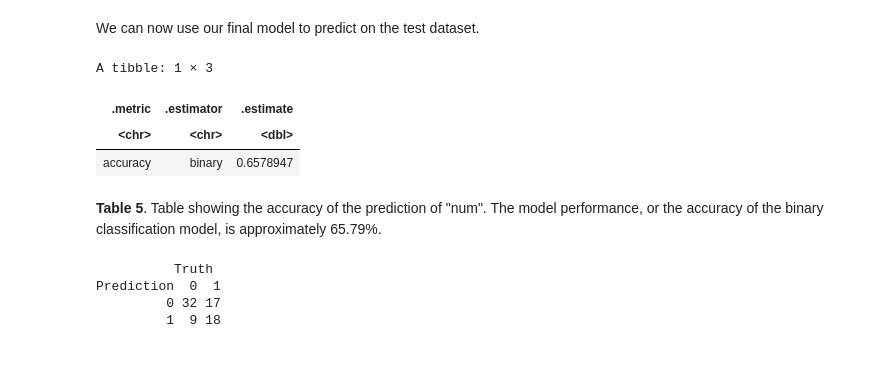
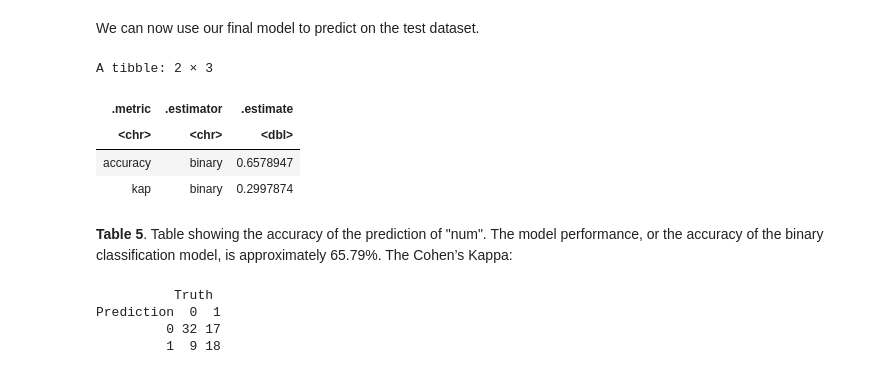
Before and after one commit to shellumang/dsci-100-2023w1-group-28, a Jupyter notebook: DSCI 100 proposal group 28 (4).ipynb, the cells around one changed output. Saved outputs shown, nothing was run; the diff lists cells and outputs as text; code cells hidden in the pictures.

Commit message:
added the other metric (cohen's kappa)

```diff
--- a/DSCI 100 proposal group 28 (4).ipynb
+++ b/DSCI 100 proposal group 28 (4).ipynb
@@ -176,20 +189,20 @@ We can now use our final model to predict on the test dataset.
 # %%
 heart_predictions <- heart_fit |>
 predict(testingdata) |>
 bind_cols(testingdata)
 
 heart_metrics <- heart_predictions |>
-        metrics(truth = num, estimate = .pred_class)|>
-filter(.metric == "accuracy")
+        metrics(truth = num, estimate = .pred_class)
 
 heart_metrics
 # %% [output]
-A tibble: 1 × 3
+A tibble: 2 × 3
 | .metric | .estimator | .estimate |
 | <chr> | <chr> | <dbl> |
 | accuracy | binary | 0.6578947 |
+| kap | binary | 0.2997874 |
 # %% [markdown]
-**Table 5**. Table showing the accuracy of the prediction of "num". The model performance, or the accuracy of the binary classification model, is approximately 65.79%.
+**Table 5**. Table showing the accuracy of the prediction of "num". The model performance, or the accuracy of the binary classification model, is approximately 65.79%. The Cohen’s Kappa:
 # %%
 heart_conf_mat <- heart_predictions |>
 conf_mat(truth = num, estimate = .pred_class)
```
Also changed, not shown: parts of 1 cell of this notebook.
